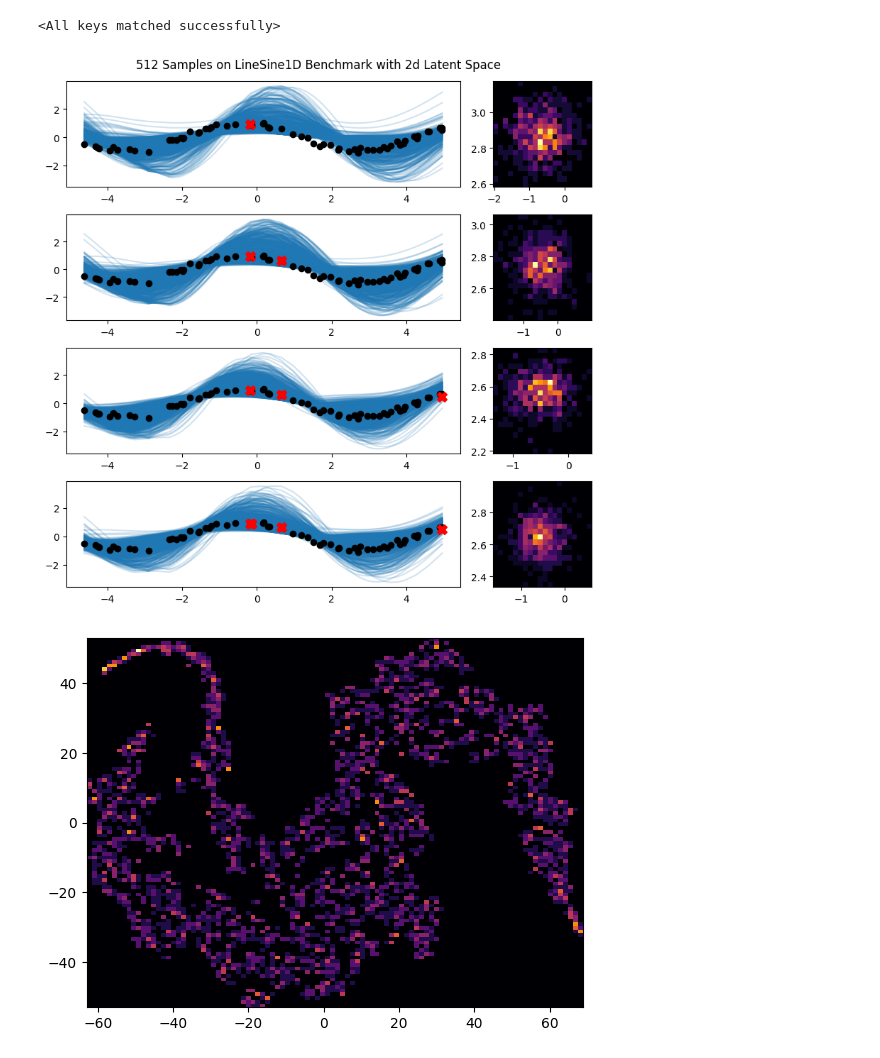
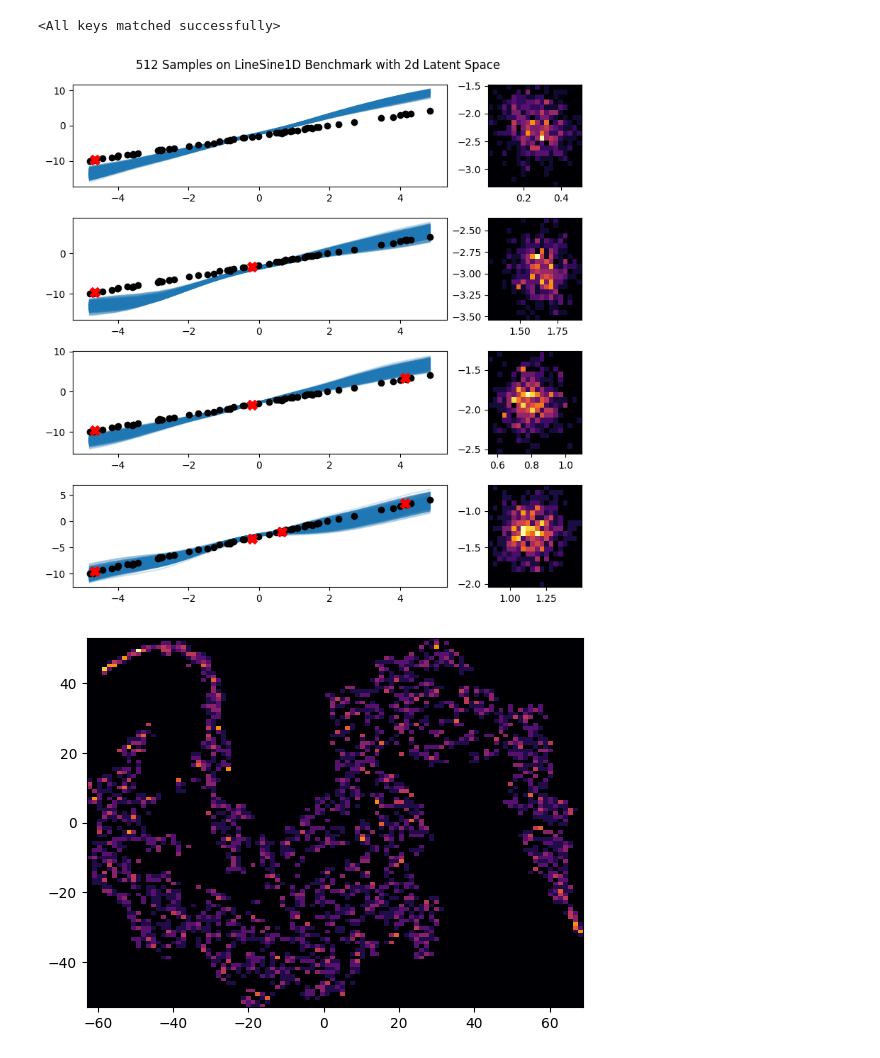
Before and after one commit to ChickNCurry/diffusion-vi-neural-processes, a Jupyter notebook: neural-process/code/np/np_experiment_1d.ipynb, the cells around one changed output. Drawn from its saved outputs; the diff is of its cells as text; code cells hidden in the pictures.

```diff
--- a/neural-process/code/np/np_experiment_1d.ipynb
+++ b/neural-process/code/np/np_experiment_1d.ipynb
@@ -138,7 +138,7 @@ plt.show()
 # %%
 torch.save(model.state_dict(), "model.pt")
 # %%
-model.load_state_dict(torch.load("model.pt"))
+model.load_state_dict(torch.load("../../models/daily-flower-3.pt"))
 # %% [output]
 <All keys matched successfully>
 # %%
@@ -149,38 +149,45 @@ y_data = y_data.to(device)
 # %%
 context_lens = [1, 2, 3, 4] # x_data.shape[1] - 1
 
 n_samples = 512
 
 fig, ax  = plt.subplots(len(context_lens), 2, figsize=(8, 2 * len(context_lens)), gridspec_kw={'width_ratios': [4, 1]})
 fig.suptitle(f"{n_samples} Samples on {config.data_config.benchmark} Benchmark with 2d Latent Space")
 
 for i, context_len in enumerate(context_lens):
 
     x_context, y_context, _, _ = split_context_target(x_data, y_data, context_len=context_len, random=False)
 
     model.eval()
+    with torch.no_grad():
 
-    _, y_mu, _, z, _, _ = model.sample(x_context, y_context, x_data, n_samples)
+        _, y_mu, _, z, _, _ = model.sample(x_context, y_context, x_data, n_samples)
 
-    x_data_sorted, indices = x_data.sort(dim=1)
-    indices = indices.squeeze(0).squeeze(1)
-    x_data_sorted = x_data_sorted.cpu().detach().numpy()
-    y_data_sorted = y_data[:, indices, :].cpu().detach().numpy()
-    y_mu_sorted = y_mu[:, indices, :].cpu().detach().numpy()
+        x_data_sorted, indices = x_data.sort(dim=1)
+        indices = indices.squeeze(0).squeeze(1)
+        x_data_sorted = x_data_sorted.cpu().detach().numpy()
+        y_data_sorted = y_data[:, indices, :].cpu().detach().numpy()
+        y_mu_sorted = y_mu[:, indices, :].cpu().detach().numpy()
 
-    for k in range(n_samples):
-        ax[i][0].plot(x_data_sorted.squeeze(0).squeeze(1), y_mu_sorted[k].squeeze(1), alpha=0.2, c="tab:blue", zorder=0)
+        for k in range(n_samples):
+            ax[i][0].plot(x_data_sorted.squeeze(0).squeeze(1), y_mu_sorted[k].squeeze(1), alpha=0.2, c="tab:blue", zorder=0)
 
-    ax[i][0].scatter(x_data_sorted, y_data_sorted, marker="o", c="black", zorder=1)
-    ax[i][0].scatter(x_context.cpu().detach().numpy(), y_context.cpu().detach().numpy(), marker="X", c="red", s=100, zorder=2)
+        ax[i][0].scatter(x_data_sorted, y_data_sorted, marker="o", c="black", zorder=1)
+        ax[i][0].scatter(x_context.cpu().detach().numpy(), y_context.cpu().detach().numpy(), marker="X", c="red", s=100, zorder=2)
 
-    ax[i][1].hist2d(z[:, 0].cpu().detach().numpy(), z[:, 1].cpu().detach().numpy(), bins=20, cmap="inferno")
+        ax[i][1].hist2d(z[:, 0].cpu().detach().numpy(), z[:, 1].cpu().detach().numpy(), bins=20, cmap="inferno")
+
+        # ax[i][1].set_xlim(-10, 10)
+        # ax[i][1].set_ylim(-10, 10)
+        # if i != 0:
+        #     ax[i][1].sharex(ax[0][1])
+        #     ax[i][1].sharey(ax[0][1])
 
 
 plt.tight_layout()
 plt.show()
 # %% [output]
-[figure, old version]
+[figure, new version]
 # %%
 # model.load_state_dict(torch.load("../../models/icy-salad-8.pt"))
 gen_dataloader = torch.utils.data.DataLoader(dataset=dataset, batch_size=1, shuffle=True)
```
Also changed, not shown: parts of 1 cell of this notebook.
